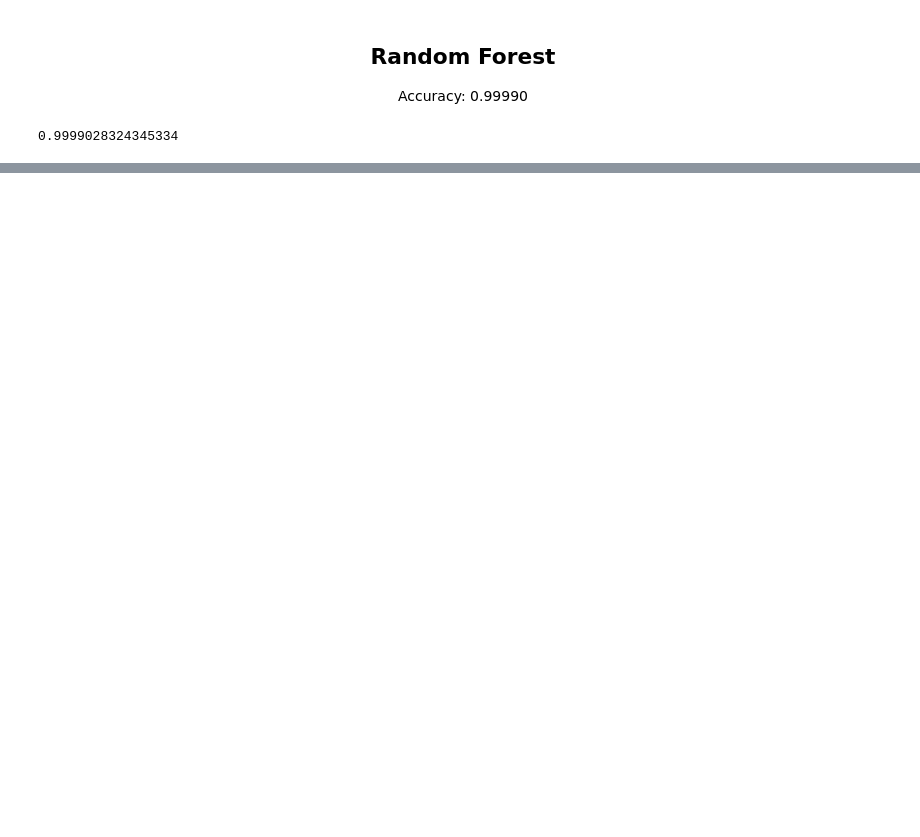
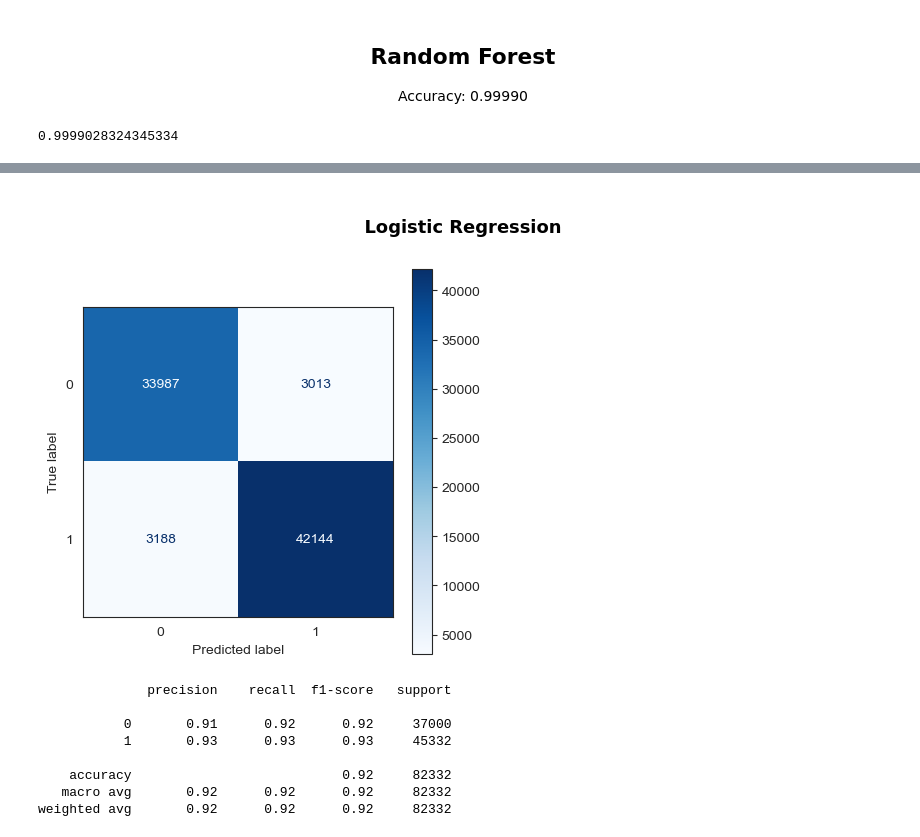
Before and after one commit to Pereli/NIDS, a Jupyter notebook: notebooks/more_modeling.ipynb, the cells around one changed output, grey strips where cells are left out. Cells and saved outputs as stored; diff of their text form; code cells hidden in the pictures; blank space fills up the shorter version.

```diff
--- a/notebooks/more_modeling.ipynb
+++ b/notebooks/more_modeling.ipynb
@@ -112,0 +290,19 @@ plt.show()
+# %% [markdown]
+### <center>Logistic Regression</center>
+# %%
+plt.rcParams['figure.figsize']=5,5
+sns.set_style("white")
+plot_confusion_matrix(lr, x_test, y_test, cmap=plt.cm.Blues)
+plt.show()
+
+print(classification_report(y_test, y_pred_lr))
+# %% [output]
+[figure, added]
+              precision    recall  f1-score   support
+
+           0       0.91      0.92      0.92     37000
+           1       0.93      0.93      0.93     45332
+
+    accuracy                           0.92     82332
+   macro avg       0.92      0.92      0.92     82332
+weighted avg       0.92      0.92      0.92     82332
```
Also changed, not shown: parts of 29 cells of this notebook, 7 other files.
